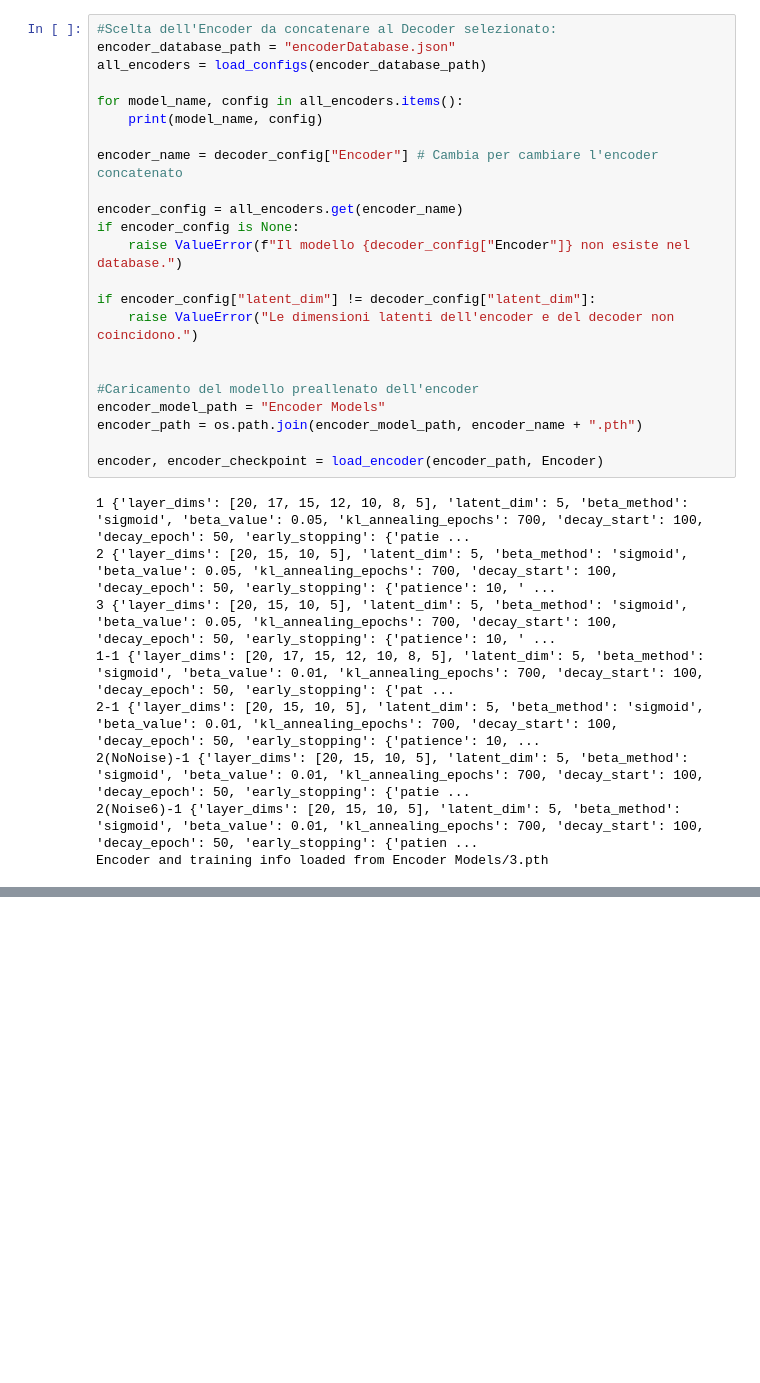
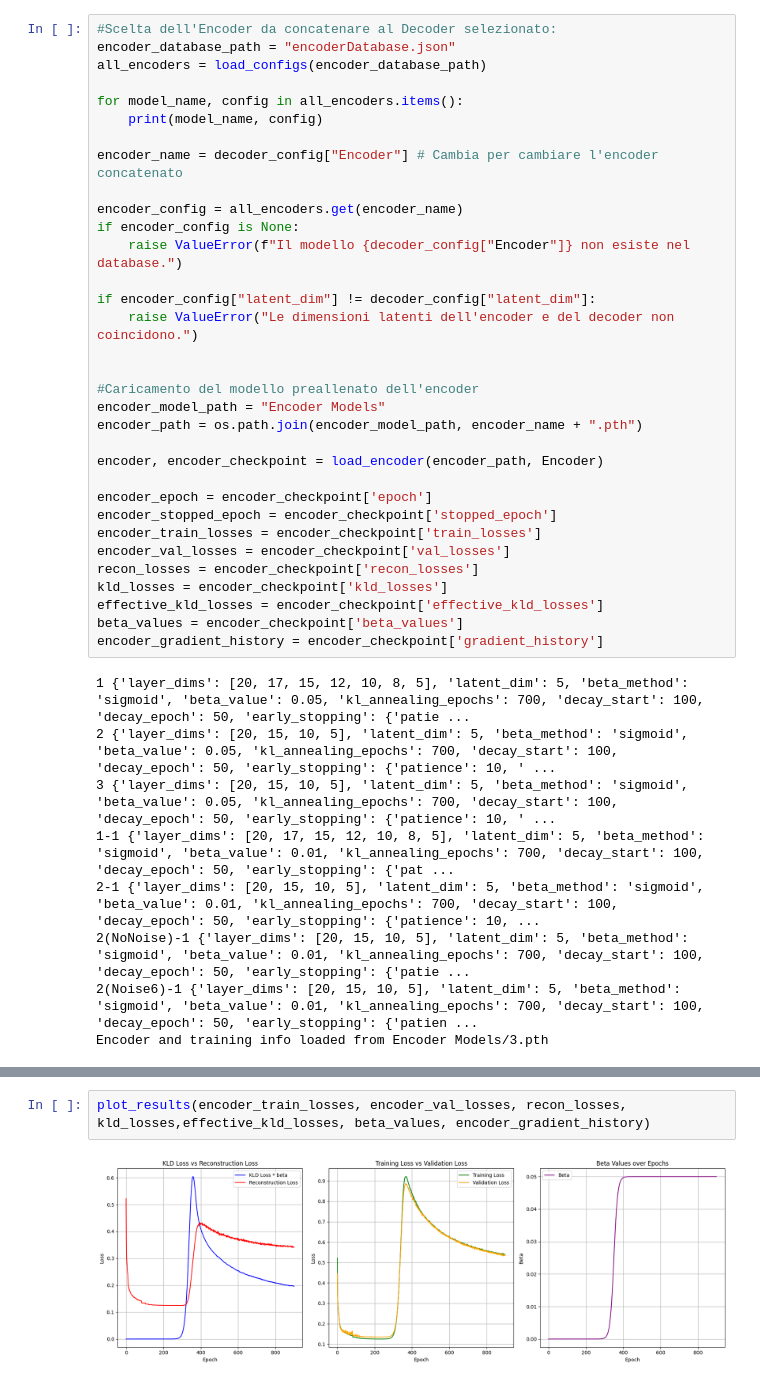
Before and after one commit to FedericoSbarbati/Lorenz-Toy, a Jupyter notebook: valDecoder.ipynb, the cells around one changed output, grey strips where cells are left out. Drawn from its saved outputs; the diff is of its cells as text; blank space fills up the shorter version.

```diff
--- a/valDecoder.ipynb
+++ b/valDecoder.ipynb
@@ -67,6 +73,16 @@ encoder_model_path = "Encoder Models"
 encoder_path = os.path.join(encoder_model_path, encoder_name + ".pth")
 
 encoder, encoder_checkpoint = load_encoder(encoder_path, Encoder)
+
+encoder_epoch = encoder_checkpoint['epoch']
+encoder_stopped_epoch = encoder_checkpoint['stopped_epoch']
+encoder_train_losses = encoder_checkpoint['train_losses']
+encoder_val_losses = encoder_checkpoint['val_losses']
+recon_losses = encoder_checkpoint['recon_losses']
+kld_losses = encoder_checkpoint['kld_losses']
+effective_kld_losses = encoder_checkpoint['effective_kld_losses']
+beta_values = encoder_checkpoint['beta_values']
+encoder_gradient_history = encoder_checkpoint['gradient_history']
 # %% [output]
 1 {'layer_dims': [20, 17, 15, 12, 10, 8, 5], 'latent_dim': 5, 'beta_method': 'sigmoid', 'beta_value': 0.05, 'kl_annealing_epochs': 700, 'decay_start': 100, 'decay_epoch': 50, 'early_stopping': {'patie ...
 2 {'layer_dims': [20, 15, 10, 5], 'latent_dim': 5, 'beta_method': 'sigmoid', 'beta_value': 0.05, 'kl_annealing_epochs': 700, 'decay_start': 100, 'decay_epoch': 50, 'early_stopping': {'patience': 10, ' ...
@@ -82,0 +112,4 @@ vae_model = VAE(encoder,decoder)
+# %%
+plot_results(encoder_train_losses, encoder_val_losses, recon_losses, kld_losses,effective_kld_losses, beta_values, encoder_gradient_history)
+# %% [output]
+[figure, added]
```
Also changed, not shown: parts of 5 cells of this notebook, 1 other file.
